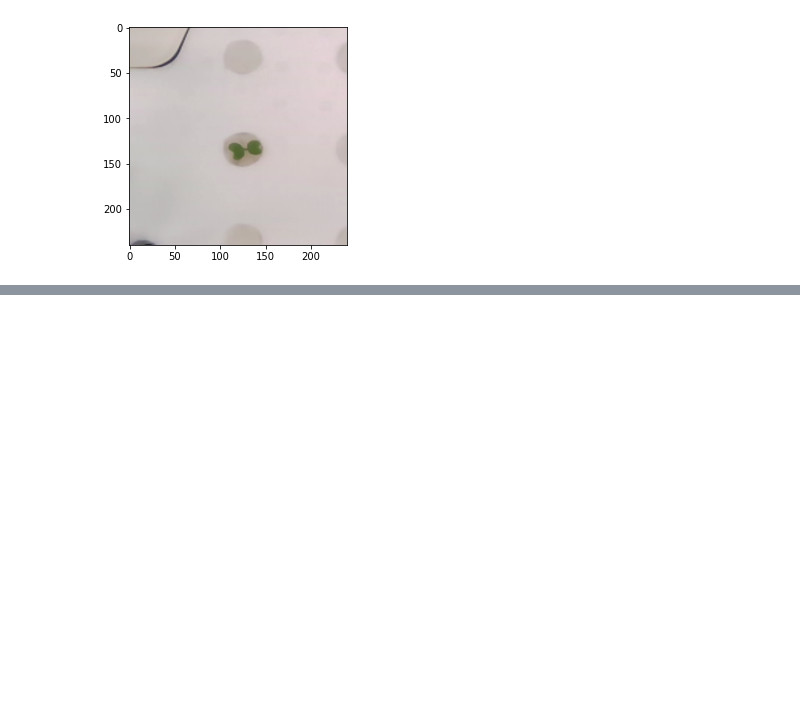
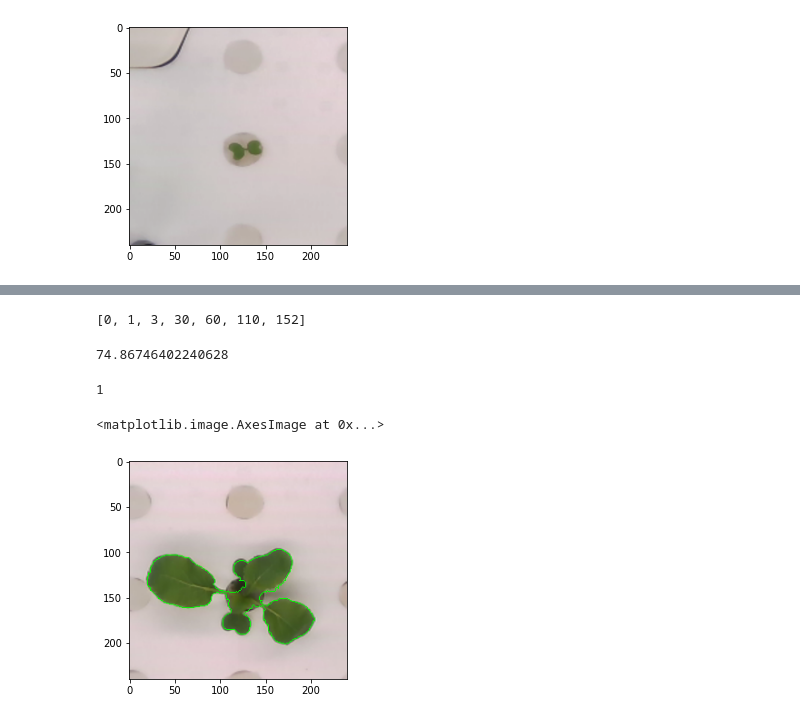
Before and after one commit to zhangjiahui56/WebApp, a Jupyter notebook: length_leaf_test.ipynb, the cells around one changed output, grey strips where cells are left out. Saved outputs shown, nothing was run; the diff lists cells and outputs as text; code cells hidden in the pictures; blank space fills up the shorter version.

```diff
--- a/length_leaf_test.ipynb
+++ b/length_leaf_test.ipynb
@@ -181,0 +186,4 @@ plt.plot([f(i) for i in idx])
+# %%
+locate
+# %% [output]
+[0, 1, 3, 30, 60, 110, 152]
@@ -181,0 +215,20 @@ plt.plot([f(i) for i in idx])
+# %%
+calculate_average_length_leaf(x[30])
+# %% [output]
+74.86746402240628
+# %%
+np_image = x[30]
+leaf_image, leaf_mask = extract_leaf(np_image)
+centroid = find_centroid(np_image)
+contours = find_external_contours(np_image)
+contours = find_good_contours(contours, 10)
+# %%
+len(contours)
+# %% [output]
+1
+# %%
+test = np_image.copy()
+plt.imshow(cv2.drawContours(test, contours, -1, (0,255,0)))
+# %% [output]
+<matplotlib.image.AxesImage at 0x...>
+[figure, added]
```
Also changed, not shown: parts of 34 cells of this notebook, 4 other files.
